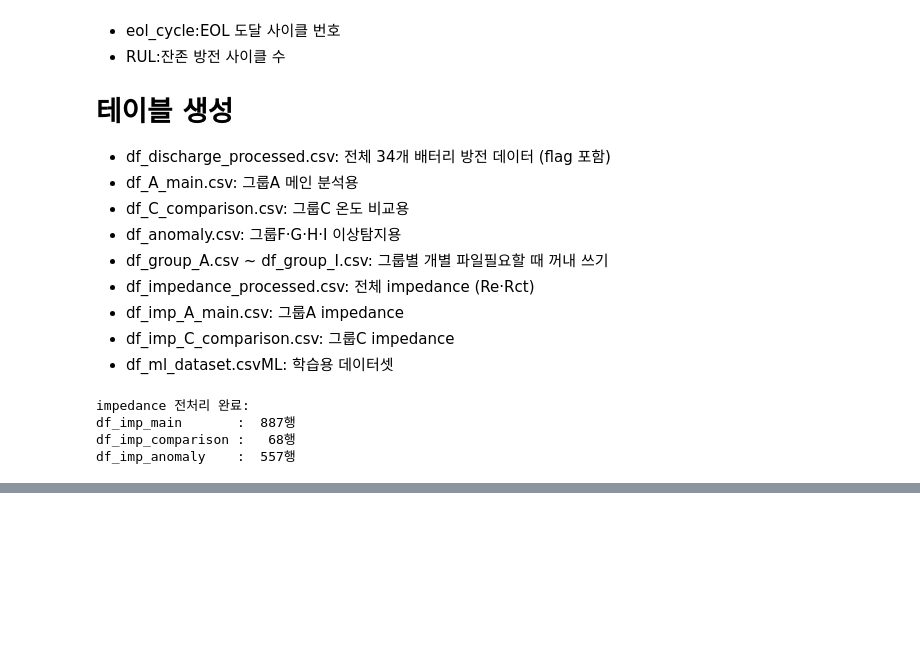
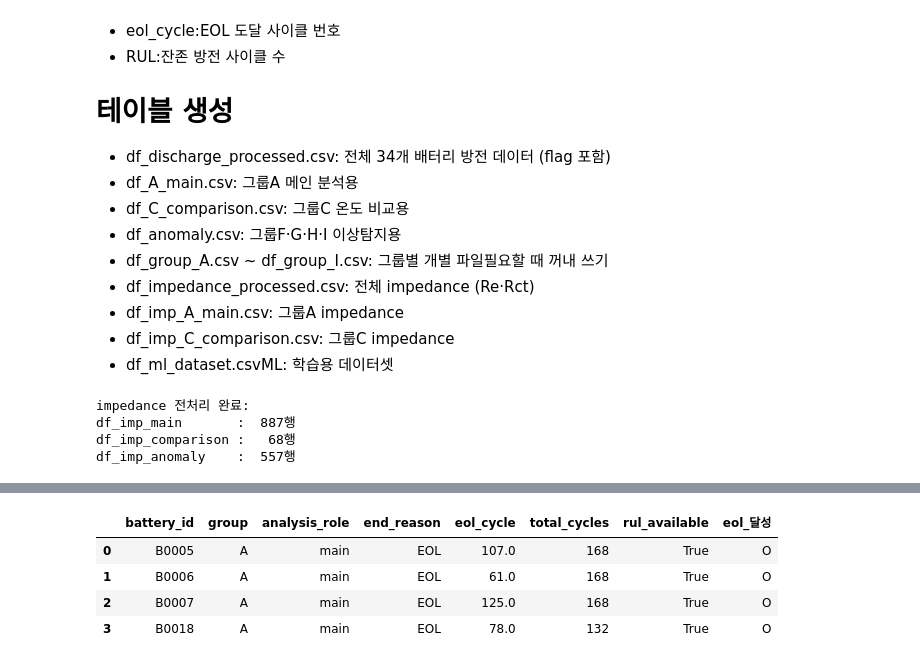
Before and after one commit to mipigirl7/project_lithium_battery_analysis_16team, a Jupyter notebook: 01_preprocessiong.ipynb, the cells around one changed output, grey strips where cells are left out. Saved outputs shown, nothing was run; the diff lists cells and outputs as text; code cells hidden in the pictures; blank space fills up the shorter version.

```diff
--- a/01_preprocessiong.ipynb
+++ b/01_preprocessiong.ipynb
@@ -642,0 +730,8 @@ df_ml_dataset.csv           — ML 학습용 데이터셋
+# %%
+rul_subset
+# %% [output]
+|  | battery_id | group | analysis_role | end_reason | eol_cycle | total_cycles | rul_available | eol_달성 |
+| 0 | B0005 | A | main | EOL | 107.0 | 168 | True | O |
+| 1 | B0006 | A | main | EOL | 61.0 | 168 | True | O |
+| 2 | B0007 | A | main | EOL | 125.0 | 168 | True | O |
+| 3 | B0018 | A | main | EOL | 78.0 | 132 | True | O |
```
Also changed, not shown: parts of 11 cells of this notebook, 2 other files.
